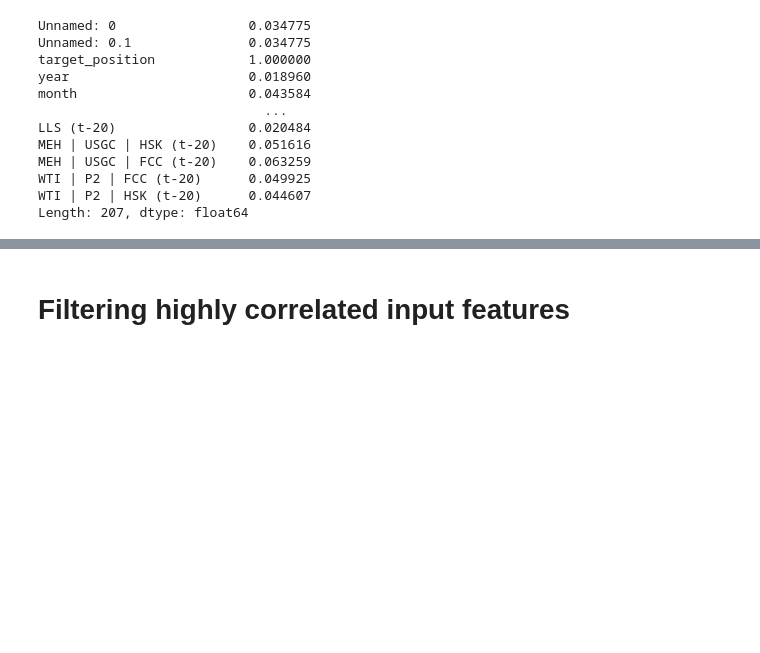
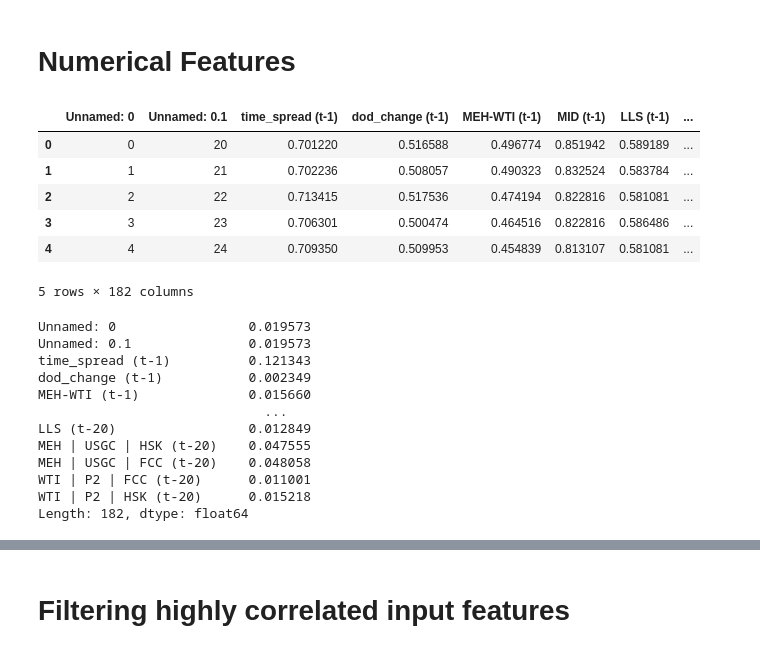
Before and after one commit to abu-rayyan/oil_futures, a Jupyter notebook: src/features_selection_classification.ipynb, the cells around one changed output, grey strips where cells are left out. Cells and saved outputs as stored; diff of their text form; code cells hidden in the pictures; blank space fills up the shorter version.

```diff
--- a/src/features_selection_classification.ipynb
+++ b/src/features_selection_classification.ipynb
@@ -35,20 +134,35 @@ df.head()
+# %% [markdown]
+# Numerical Features
+# %%
+df_num =pd.read_csv('clean_numeric_features.csv')
+# %%
+df_num.head()
+# %% [output]
+|  | Unnamed: 0 | Unnamed: 0.1 | time_spread (t-1) | dod_change (t-1) | MEH-WTI (t-1) | MID (t-1) | LLS (t-1) | ... |
+| 0 | 0 | 20 | 0.701220 | 0.516588 | 0.496774 | 0.851942 | 0.589189 | ... |
+| 1 | 1 | 21 | 0.702236 | 0.508057 | 0.490323 | 0.832524 | 0.583784 | ... |
+| 2 | 2 | 22 | 0.713415 | 0.517536 | 0.474194 | 0.822816 | 0.581081 | ... |
+| 3 | 3 | 23 | 0.706301 | 0.500474 | 0.464516 | 0.822816 | 0.586486 | ... |
+| 4 | 4 | 24 | 0.709350 | 0.509953 | 0.454839 | 0.813107 | 0.581081 | ... |
+5 rows × 182 columns
 # %%
-#calulating Correlation of "inventory" with other features.
-corr_action=df.corrwith(df['target_position'],method='pearson').abs()
+# corr_action=df.corrwith(df['target_position'],method='pearson').abs()
+corr_action=df_num.corrwith(df_cat['target_position'],method='kendall').abs()
+
 print(corr_action)
 # %% [output]
-Unnamed: 0                 0.034775
-Unnamed: 0.1               0.034775
-target_position            1.000000
-year                       0.018960
-month                      0.043584
+Unnamed: 0                 0.019573
+Unnamed: 0.1               0.019573
+time_spread (t-1)          0.121343
+dod_change (t-1)           0.002349
+MEH-WTI (t-1)              0.015660
                              ...
-LLS (t-20)                 0.020484
-MEH | USGC | HSK (t-20)    0.051616
-MEH | USGC | FCC (t-20)    0.063259
-WTI | P2 | FCC (t-20)      0.049925
-WTI | P2 | HSK (t-20)      0.044607
-Length: 207, dtype: float64
+LLS (t-20)                 0.012849
+MEH | USGC | HSK (t-20)    0.047555
+MEH | USGC | FCC (t-20)    0.048058
+WTI | P2 | FCC (t-20)      0.011001
+WTI | P2 | HSK (t-20)      0.015218
+Length: 182, dtype: float64
 # %%
 corr_action.sort_values(ascending=False).head(10)
 # %% [output]
```
Also changed, not shown: parts of 47 cells of this notebook, 11 other files.
